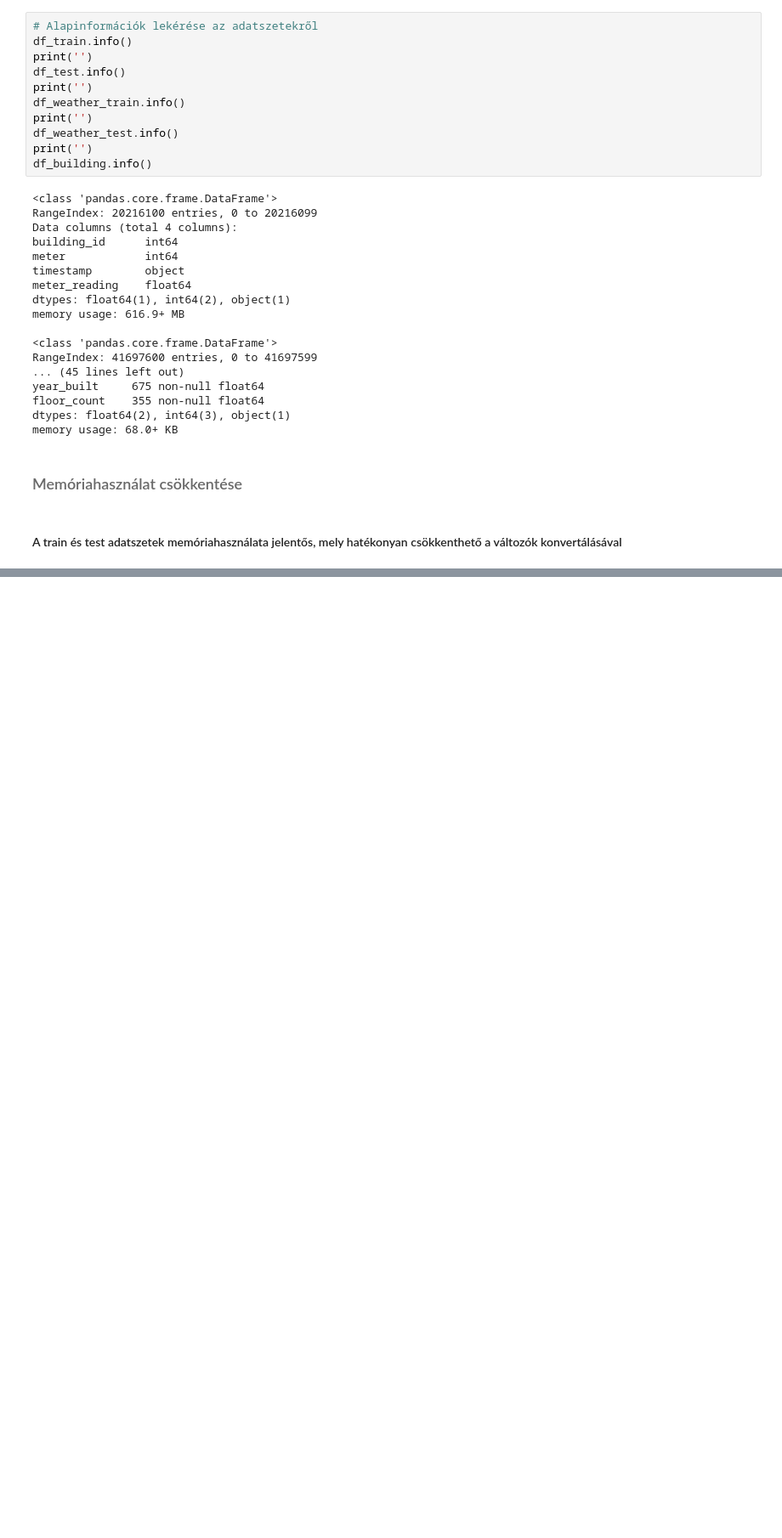
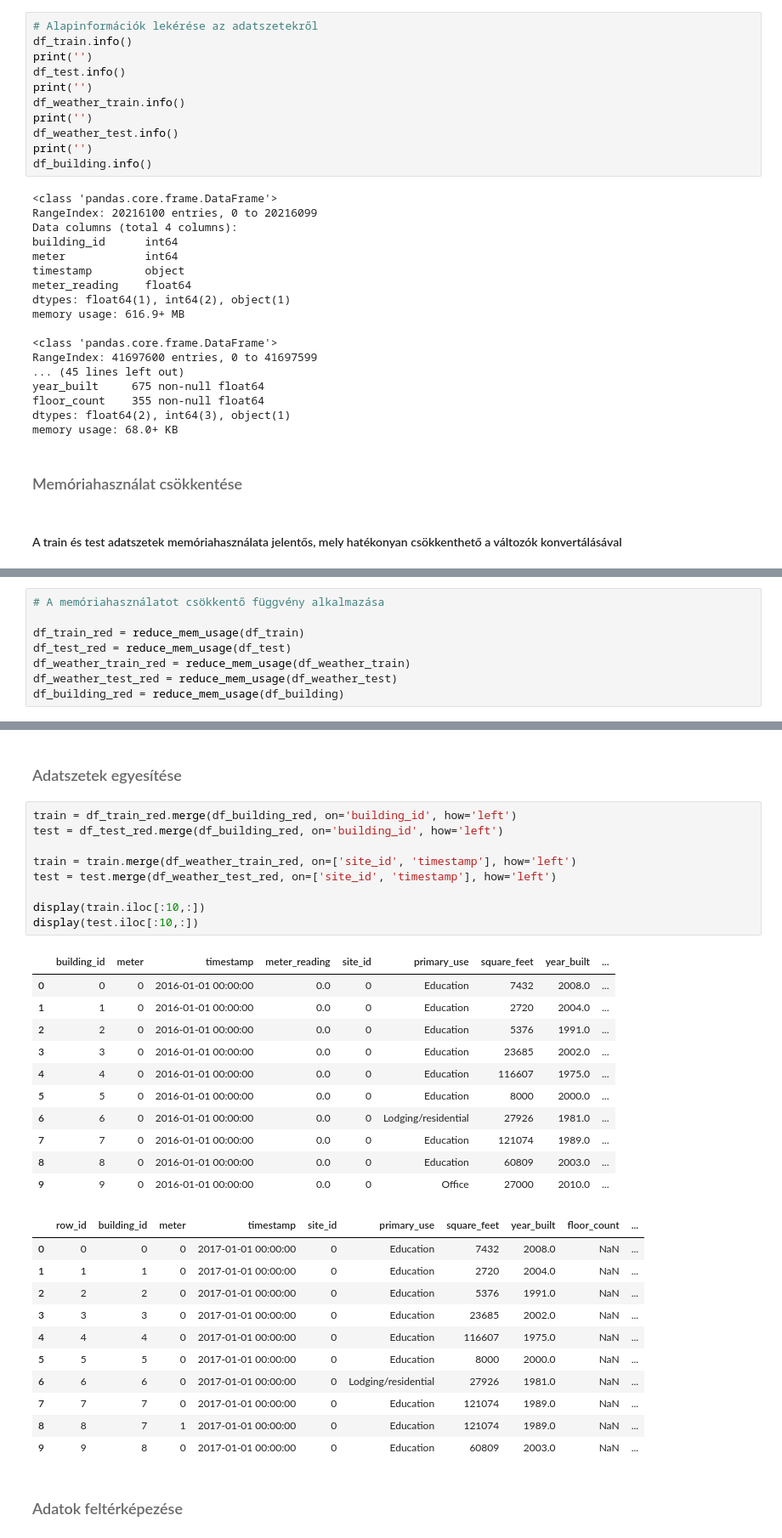
Before and after one commit to antropocen2019/project_ASHRAE, a Jupyter notebook: Code/Project_ASHRAE.ipynb, the cells around one changed output, grey strips where cells are left out. Shown at 85% size. Cells and saved outputs as stored; diff of their text form; blank space fills up the shorter version.

Commit message:
Update_Notebook
Adding memory usage reduction and data-set merging parts to the notebook

```diff
--- a/Code/Project_ASHRAE.ipynb
+++ b/Code/Project_ASHRAE.ipynb
@@ -185,0 +216,8 @@ memory usage: 68.0+ KB
+# %%
+# A memóriahasználatot csökkentő függvény alkalmazása
+
+df_train_red = reduce_mem_usage(df_train)
+df_test_red = reduce_mem_usage(df_test)
+df_weather_train_red = reduce_mem_usage(df_weather_train)
+df_weather_test_red = reduce_mem_usage(df_weather_test)
+df_building_red = reduce_mem_usage(df_building)
@@ -185,0 +339,36 @@ memory usage: 68.0+ KB
+# %% [markdown]
+### <span style="color:dimgray"> Adatszetek egyesítése </span>
+# %%
+train = df_train_red.merge(df_building_red, on='building_id', how='left')
+test = df_test_red.merge(df_building_red, on='building_id', how='left')
+
+train = train.merge(df_weather_train_red, on=['site_id', 'timestamp'], how='left')
+test = test.merge(df_weather_test_red, on=['site_id', 'timestamp'], how='left')
+
+display(train.iloc[:10,:])
+display(test.iloc[:10,:])
+# %% [output]
+|  | building_id | meter | timestamp | meter_reading | site_id | primary_use | square_feet | year_built | ... |
+| 0 | 0 | 0 | 2016-01-01 00:00:00 | 0.0 | 0 | Education | 7432 | 2008.0 | ... |
+| 1 | 1 | 0 | 2016-01-01 00:00:00 | 0.0 | 0 | Education | 2720 | 2004.0 | ... |
+| 2 | 2 | 0 | 2016-01-01 00:00:00 | 0.0 | 0 | Education | 5376 | 1991.0 | ... |
+| 3 | 3 | 0 | 2016-01-01 00:00:00 | 0.0 | 0 | Education | 23685 | 2002.0 | ... |
+| 4 | 4 | 0 | 2016-01-01 00:00:00 | 0.0 | 0 | Education | 116607 | 1975.0 | ... |
+| 5 | 5 | 0 | 2016-01-01 00:00:00 | 0.0 | 0 | Education | 8000 | 2000.0 | ... |
+| 6 | 6 | 0 | 2016-01-01 00:00:00 | 0.0 | 0 | Lodging/residential | 27926 | 1981.0 | ... |
+| 7 | 7 | 0 | 2016-01-01 00:00:00 | 0.0 | 0 | Education | 121074 | 1989.0 | ... |
+| 8 | 8 | 0 | 2016-01-01 00:00:00 | 0.0 | 0 | Education | 60809 | 2003.0 | ... |
+| 9 | 9 | 0 | 2016-01-01 00:00:00 | 0.0 | 0 | Office | 27000 | 2010.0 | ... |
+|  | row_id | building_id | meter | timestamp | site_id | primary_use | square_feet | year_built | floor_count | ... |
+| 0 | 0 | 0 | 0 | 2017-01-01 00:00:00 | 0 | Education | 7432 | 2008.0 | NaN | ... |
+| 1 | 1 | 1 | 0 | 2017-01-01 00:00:00 | 0 | Education | 2720 | 2004.0 | NaN | ... |
+| 2 | 2 | 2 | 0 | 2017-01-01 00:00:00 | 0 | Education | 5376 | 1991.0 | NaN | ... |
+| 3 | 3 | 3 | 0 | 2017-01-01 00:00:00 | 0 | Education | 23685 | 2002.0 | NaN | ... |
+| 4 | 4 | 4 | 0 | 2017-01-01 00:00:00 | 0 | Education | 116607 | 1975.0 | NaN | ... |
+| 5 | 5 | 5 | 0 | 2017-01-01 00:00:00 | 0 | Education | 8000 | 2000.0 | NaN | ... |
+| 6 | 6 | 6 | 0 | 2017-01-01 00:00:00 | 0 | Lodging/residential | 27926 | 1981.0 | NaN | ... |
+| 7 | 7 | 7 | 0 | 2017-01-01 00:00:00 | 0 | Education | 121074 | 1989.0 | NaN | ... |
+| 8 | 8 | 7 | 1 | 2017-01-01 00:00:00 | 0 | Education | 121074 | 1989.0 | NaN | ... |
+| 9 | 9 | 8 | 0 | 2017-01-01 00:00:00 | 0 | Education | 60809 | 2003.0 | NaN | ... |
+# %% [markdown]
+### <span style="color:dimgray"> Adatok feltérképezése </span>
```
Also changed, not shown: parts of 5 cells of this notebook, 2 other files.
